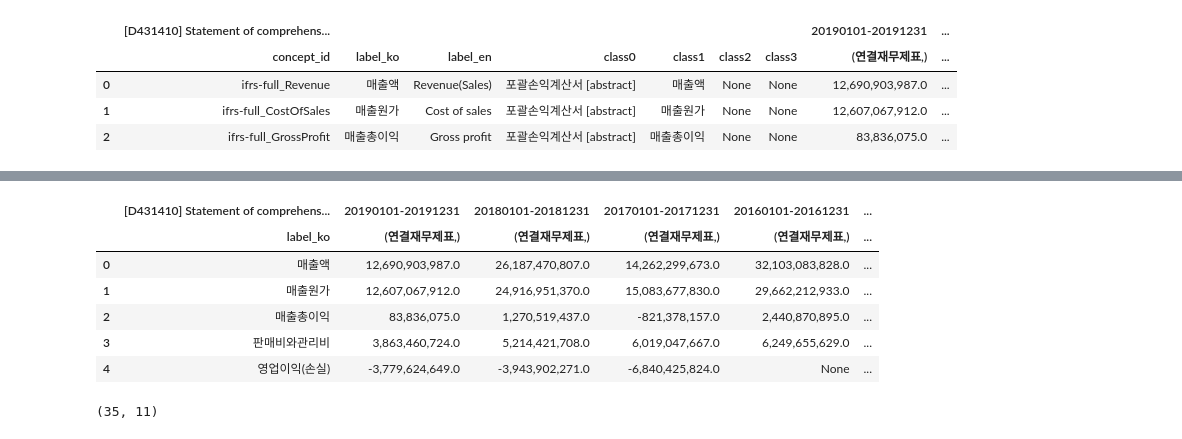
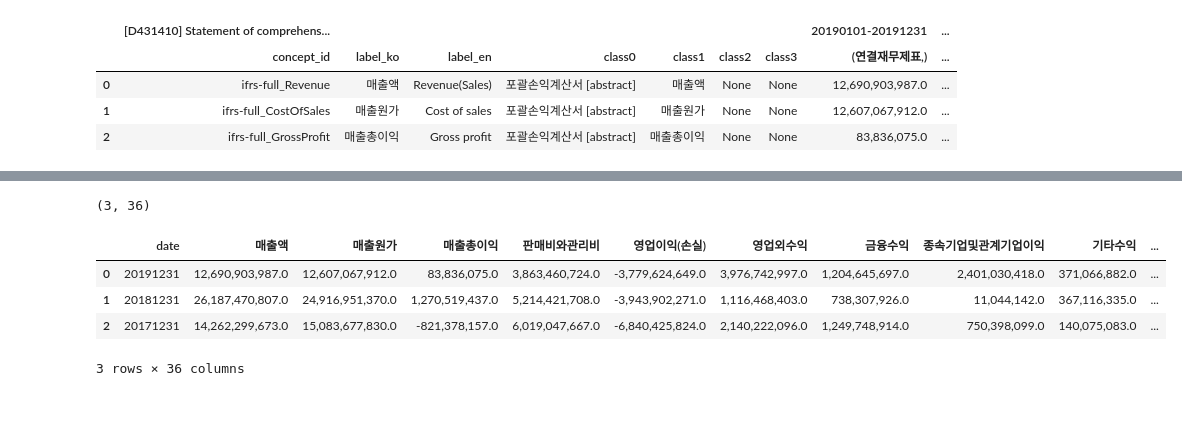
Before and after one commit to Seungki-Jeong/Analysis-of-Corporate-Bankruptcy, a Jupyter notebook: (windows)재무제표, 현금흐름표, 포괄손익계산서 예시-Copy1.ipynb, the cells around one changed output, grey strips where cells are left out. Drawn from its saved outputs; the diff is of its cells as text; code cells hidden in the pictures; blank space fills up the shorter version.

```diff
--- a/(windows)재무제표, 현금흐름표, 포괄손익계산서 예시-Copy1.ipynb
+++ b/(windows)재무제표, 현금흐름표, 포괄손익계산서 예시-Copy1.ipynb
@@ -243,17 +240,17 @@ df_cis.shape
-# %%
-df_cis_1 = df_cis.iloc[:,[1,7,8,9,10,11,12,13,14,15,16]]
-df_cis_1.head()
-# %% [output]
-|  | [D431410] Statement of comprehens... | 20190101-20191231 | 20180101-20181231 | 20170101-20171231 | 20160101-20161231 | ... |
-|  | label_ko | (연결재무제표,) | (연결재무제표,) | (연결재무제표,) | (연결재무제표,) | ... |
-| 0 | 매출액 | 12,690,903,987.0 | 26,187,470,807.0 | 14,262,299,673.0 | 32,103,083,828.0 | ... |
-| 1 | 매출원가 | 12,607,067,912.0 | 24,916,951,370.0 | 15,083,677,830.0 | 29,662,212,933.0 | ... |
-| 2 | 매출총이익 | 83,836,075.0 | 1,270,519,437.0 | -821,378,157.0 | 2,440,870,895.0 | ... |
-| 3 | 판매비와관리비 | 3,863,460,724.0 | 5,214,421,708.0 | 6,019,047,667.0 | 6,249,655,629.0 | ... |
-| 4 | 영업이익(손실) | -3,779,624,649.0 | -3,943,902,271.0 | -6,840,425,824.0 | None | ... |
-# %%
-df_cis_1.shape
-# %% [output]
-(35, 11)
 # %%
-df_cis_1.columns = ['label', df_cis_1.columns[1][0], df_cis_1.columns[2][0], df_cis_1.columns[3][0], df_cis_1.columns[4][0], df_cis_1.columns[5][0], df_cis_1.columns[6][0], df_cis_1.columns[7][0], df_cis_1.columns[8][0], df_cis_1.columns[9][0], df_cis_1.columns[10][0]]
+df_cis_1 = df_cis.iloc[:,[1,7,8,9]]
+df_cis_1.columns = ['', df_cis_1.columns[1][0], df_cis_1.columns[2][0], df_cis_1.columns[3][0]]
+df_cis_1 = df_cis_1.T
+df_cis_1 = df_cis_1.rename(columns=df_cis_1.iloc[0])
+df_cis_1 = df_cis_1.drop(df_cis_1.index[0])
+df_cis_1 = df_cis_1.reset_index().rename(columns={'index':'date'})
+df_cis_1['date'] = df_cis_1['date'].str[9:]
+print(df_cis_1.shape)
+df_cis_1.head()
+# %% [output]
+(3, 36)
+|  | date | 매출액 | 매출원가 | 매출총이익 | 판매비와관리비 | 영업이익(손실) | 영업외수익 | 금융수익 | 종속기업및관계기업이익 | 기타수익 | ... |
+| 0 | 20191231 | 12,690,903,987.0 | 12,607,067,912.0 | 83,836,075.0 | 3,863,460,724.0 | -3,779,624,649.0 | 3,976,742,997.0 | 1,204,645,697.0 | 2,401,030,418.0 | 371,066,882.0 | ... |
+| 1 | 20181231 | 26,187,470,807.0 | 24,916,951,370.0 | 1,270,519,437.0 | 5,214,421,708.0 | -3,943,902,271.0 | 1,116,468,403.0 | 738,307,926.0 | 11,044,142.0 | 367,116,335.0 | ... |
+| 2 | 20171231 | 14,262,299,673.0 | 15,083,677,830.0 | -821,378,157.0 | 6,019,047,667.0 | -6,840,425,824.0 | 2,140,222,096.0 | 1,249,748,914.0 | 750,398,099.0 | 140,075,083.0 | ... |
+3 rows × 36 columns
```
Also changed, not shown: parts of 13 cells of this notebook, 2 other files.
